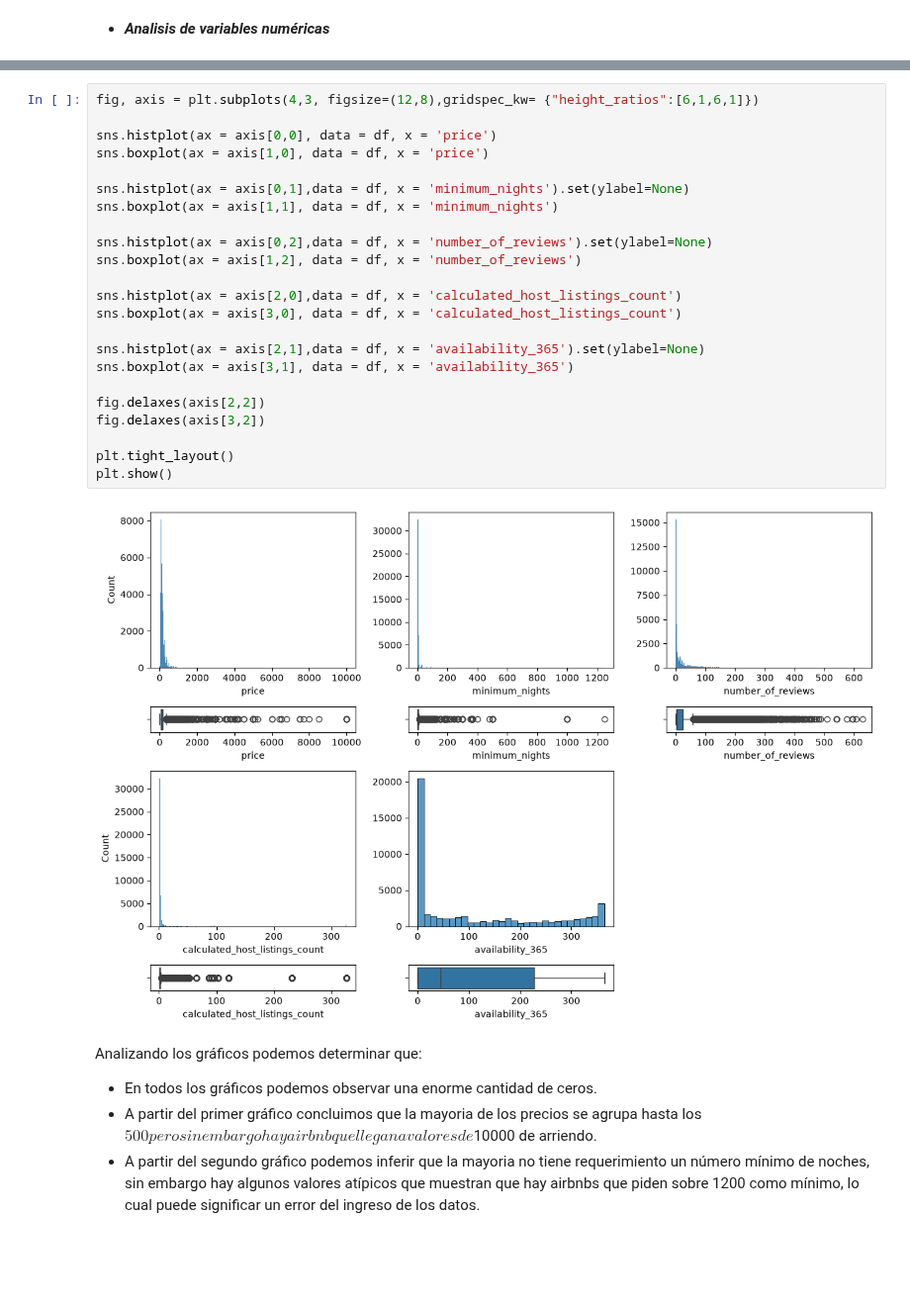
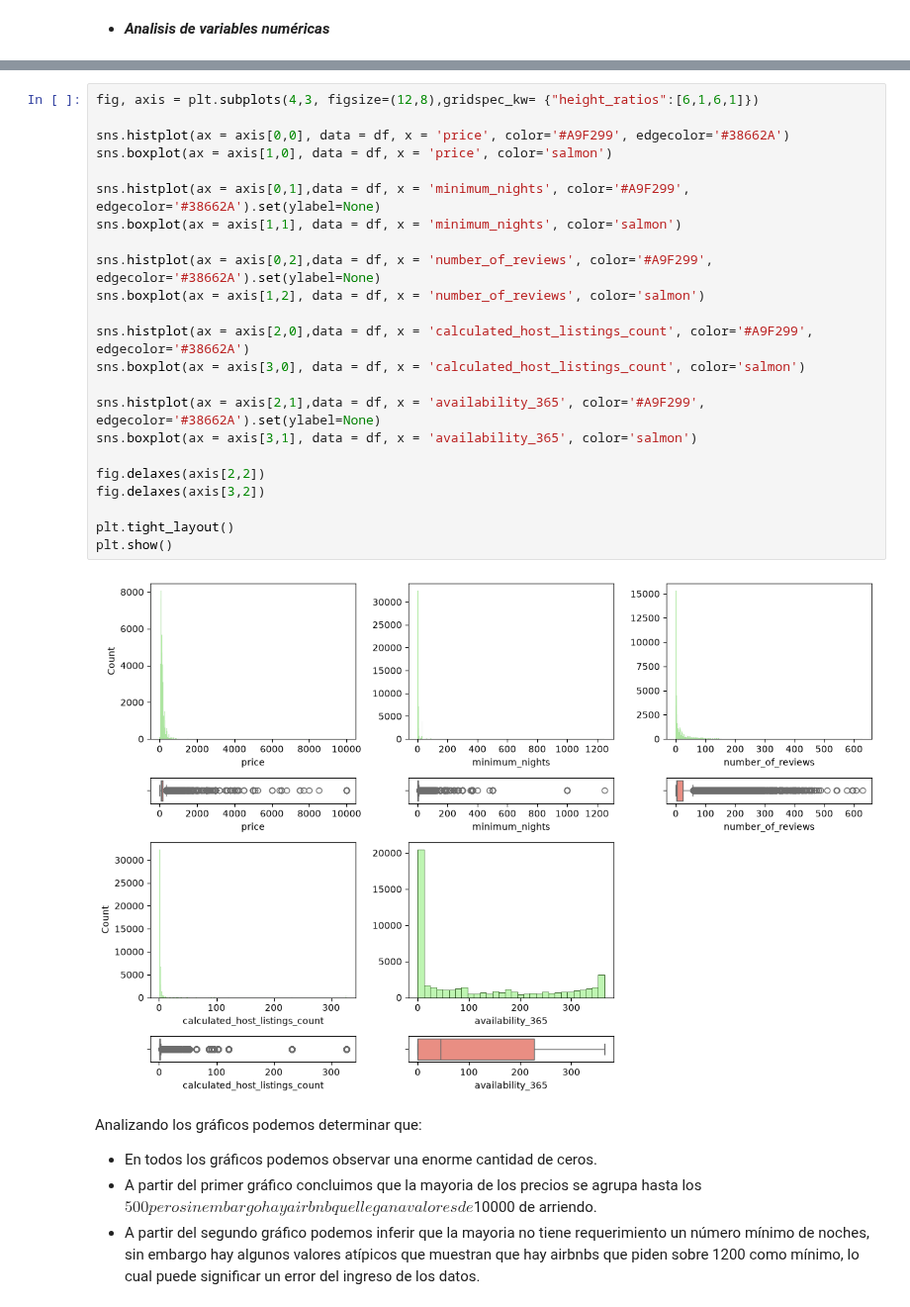
Before and after one commit to aromaydelicadeza/eda_analisis, a Jupyter notebook: src/explore.ipynb, the cells around one changed output, grey strips where cells are left out. Shown at 99% size. Drawn from its saved outputs; the diff is of its cells as text; blank space fills up the shorter version.

```diff
--- a/src/explore.ipynb
+++ b/src/explore.ipynb
@@ -177,28 +178,28 @@ memory usage: 5.3 MB
 # %%
 fig, axis = plt.subplots(4,3, figsize=(12,8),gridspec_kw= {"height_ratios":[6,1,6,1]})
 
-sns.histplot(ax = axis[0,0], data = df, x = 'price')
-sns.boxplot(ax = axis[1,0], data = df, x = 'price')
+sns.histplot(ax = axis[0,0], data = df, x = 'price', color='#A9F299', edgecolor='#38662A')
+sns.boxplot(ax = axis[1,0], data = df, x = 'price', color='salmon')
 
-sns.histplot(ax = axis[0,1],data = df, x = 'minimum_nights').set(ylabel=None)
-sns.boxplot(ax = axis[1,1], data = df, x = 'minimum_nights')
+sns.histplot(ax = axis[0,1],data = df, x = 'minimum_nights', color='#A9F299', edgecolor='#38662A').set(ylabel=None)
+sns.boxplot(ax = axis[1,1], data = df, x = 'minimum_nights', color='salmon')
 
-sns.histplot(ax = axis[0,2],data = df, x = 'number_of_reviews').set(ylabel=None)
-sns.boxplot(ax = axis[1,2], data = df, x = 'number_of_reviews')
+sns.histplot(ax = axis[0,2],data = df, x = 'number_of_reviews', color='#A9F299', edgecolor='#38662A').set(ylabel=None)
+sns.boxplot(ax = axis[1,2], data = df, x = 'number_of_reviews', color='salmon')
 
-sns.histplot(ax = axis[2,0],data = df, x = 'calculated_host_listings_count')
-sns.boxplot(ax = axis[3,0], data = df, x = 'calculated_host_listings_count')
+sns.histplot(ax = axis[2,0],data = df, x = 'calculated_host_listings_count', color='#A9F299', edgecolor='#38662A')
+sns.boxplot(ax = axis[3,0], data = df, x = 'calculated_host_listings_count', color='salmon')
 
-sns.histplot(ax = axis[2,1],data = df, x = 'availability_365').set(ylabel=None)
-sns.boxplot(ax = axis[3,1], data = df, x = 'availability_365')
+sns.histplot(ax = axis[2,1],data = df, x = 'availability_365', color='#A9F299', edgecolor='#38662A').set(ylabel=None)
+sns.boxplot(ax = axis[3,1], data = df, x = 'availability_365', color='salmon')
 
 fig.delaxes(axis[2,2])
 fig.delaxes(axis[3,2])
 
 plt.tight_layout()
 plt.show()
 # %% [output]
-[figure, old version]
+[figure, new version]
 # %% [markdown]
 Analizando los gráficos podemos determinar que:
 
```
Also changed, not shown: parts of 34 cells of this notebook, 1 other file.
